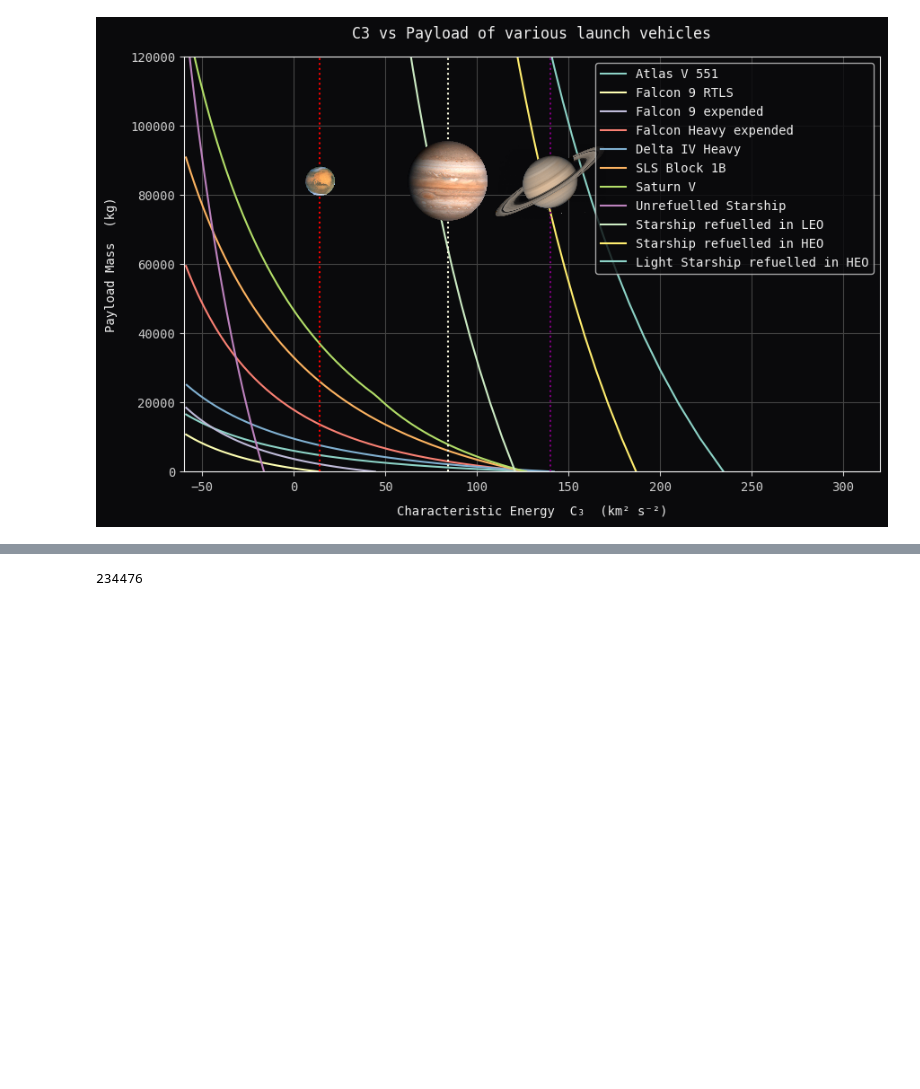
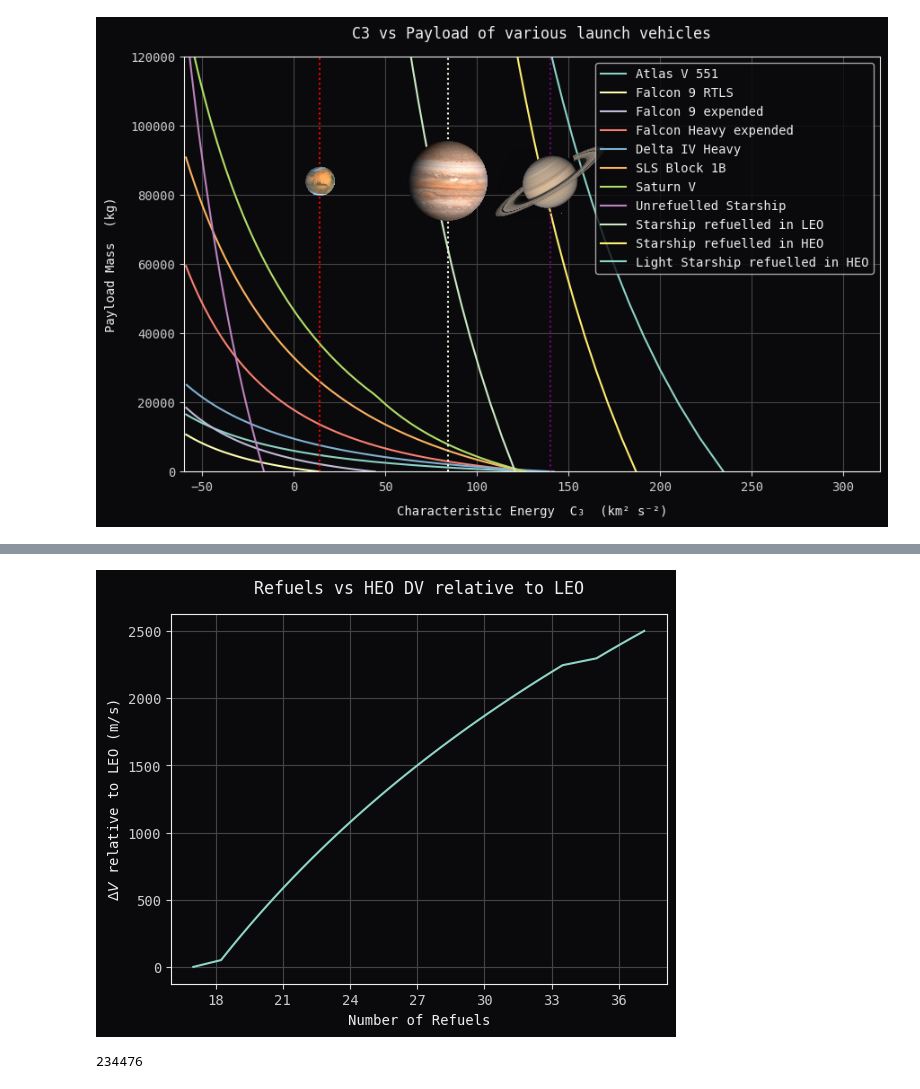
Before and after one commit to jackSN8/orbits.js, a Jupyter notebook: starship_science_graphs.ipynb, the cells around one changed output, grey strips where cells are left out. Saved outputs shown, nothing was run; the diff lists cells and outputs as text; code cells hidden in the pictures; blank space fills up the shorter version.

```diff
--- a/starship_science_graphs.ipynb
+++ b/starship_science_graphs.ipynb
@@ -290,3 +349,33 @@ plt.show()
+# %%
+from matplotlib.ticker import MaxNLocator
+
+
+#suspicious method for calculating the number of refuels needed to reach a given
+
+prop_mass = 1600
+tanker_prop = 100
+refuels_per_ship = prop_mass/tanker_prop
+
+
+dry_mass = 140
+isp=380
+DV_saved = np.linspace(0,2500,50)
+# p=DV_saved/(10*isp)
+Tanker_Final_Mass = (dry_mass+prop_mass)*np.exp(-DV_saved/(9.81*isp))
+No_Tanker_Refuels = refuels_per_ship*prop_mass/(Tanker_Final_Mass - dry_mass)
+No_Refuels = No_Tanker_Refuels#+np.ceil(No_Tanker_Refuels/(refuels_per_ship))
+fig, ax = plt.subplots()
+ax.xaxis.set_major_locator(MaxNLocator(integer=True))
+
+ax.plot(No_Refuels,DV_saved)
+
+plt.xlabel("Number of Refuels")
+plt.ylabel("$\Delta V$ relative to LEO (m/s)")
+plt.title("Refuels vs HEO DV relative to LEO")
+plt.grid(True)
+plt.show()
+# %% [output]
+[figure, added]
 # %%
 print(803*292)
 # %% [output]
```
Also changed, not shown: parts of 4 cells of this notebook, 1 other file.
